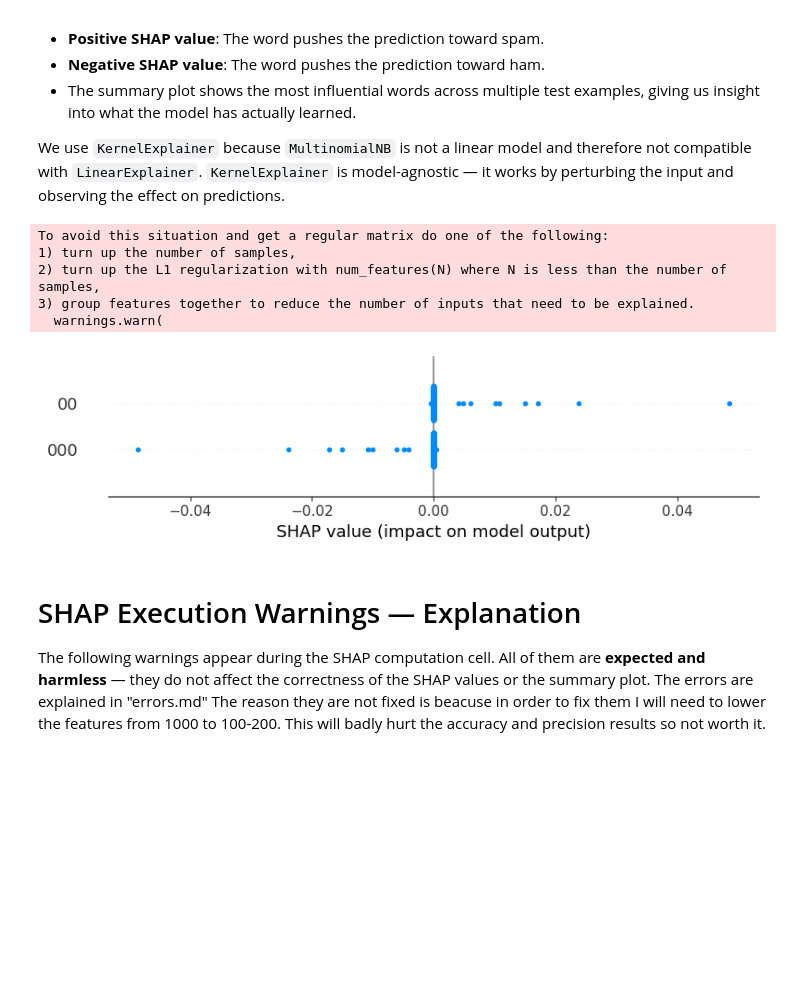
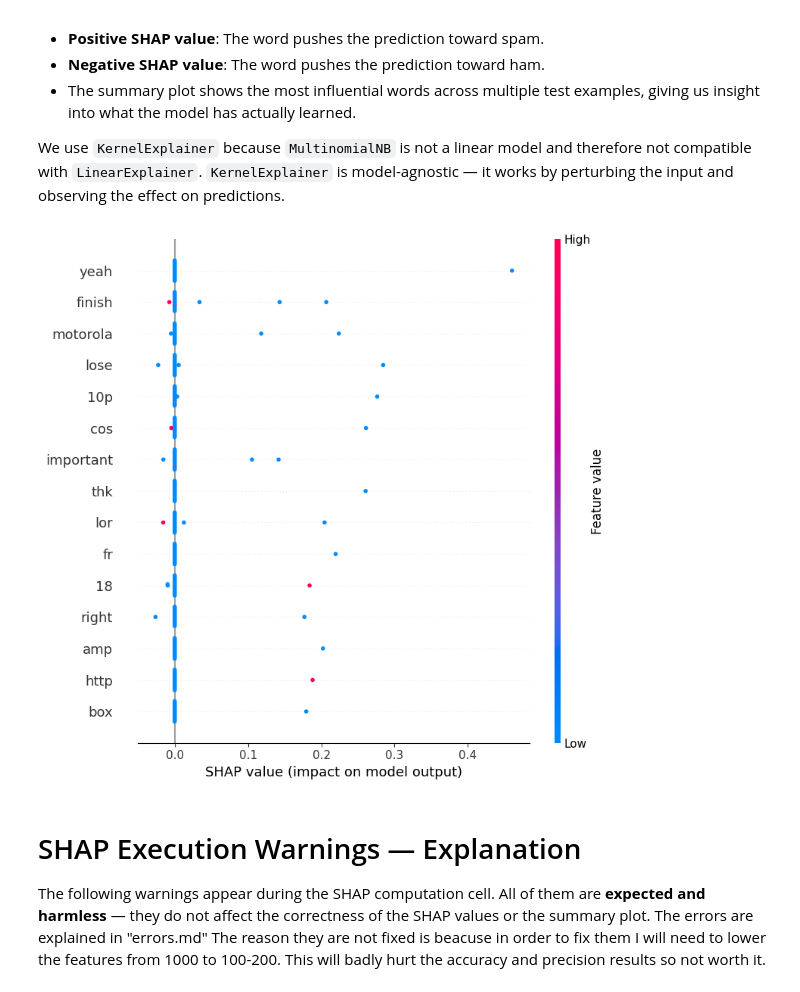
Before and after one commit to shaked6133/HIT-ML, a Jupyter notebook: spam_classification.ipynb, the cells around one changed output. Drawn from its saved outputs; the diff is of its cells as text; code cells hidden in the pictures; blank space fills up the shorter version.

```diff
--- a/spam_classification.ipynb
+++ b/spam_classification.ipynb
@@ -509,31 +509,41 @@ SHAP (SHapley Additive exPlanations) is a technique that explains **why** a mode
 We use `KernelExplainer` because `MultinomialNB` is not a linear model and therefore not compatible with `LinearExplainer`. `KernelExplainer` is model-agnostic — it works by perturbing the input and observing the effect on predictions.
 # %%
 import shap
+import numpy as np
 
 vectorizer = tfidf if best_feat == "TF-IDF" else bow
 
-# KernelExplainer is used because MultinomialNB is not a linear model
-# We use a small sample (50 background, 20 test) because KernelExplainer is computationally expensive
-background  = X_final_train[:50]
-test_sample = X_final_test[:20]
+background_dense = X_final_train[:50].toarray()
 
-explainer   = shap.KernelExplainer(final_clf.model.predict_proba, background)
-shap_values = explainer.shap_values(test_sample, nsamples=100)
+spam_idx  = np.where(test_df['Category'].values == 'spam')[0][:10]
+ham_idx   = np.where(test_df['Category'].values == 'ham')[0][:10]
+mixed_idx = np.concatenate([spam_idx, ham_idx])
+test_sample_dense = X_final_test[mixed_idx].toarray()
 
-# shap_values[1] corresponds to the "spam" class
+explainer   = shap.KernelExplainer(final_clf.model.predict_proba, background_dense)
+shap_values = explainer.shap_values(test_sample_dense, nsamples=100)
+
+# Handle both old format (list) and new format (3D array)
+sv = np.array(shap_values)
+if sv.ndim == 3:
+    # New SHAP format: (n_features, n_samples, n_classes) or (n_samples, n_features, n_classes)
+    # shape is (1000, 20, 2) or (20, 1000, 2) — pick spam class (index 1)
+    if sv.shape[0] == test_sample_dense.shape[1]:
+        sv = sv[:, :, 1].T   # (1000, 20, 2) → transpose → (20, 1000)
+    else:
+        sv = sv[:, :, 1]     # (20, 1000, 2) → (20, 1000)
+elif isinstance(shap_values, list):
+    sv = np.array(shap_values[1])  # Old format: list of 2 arrays
+
 shap.summary_plot(
-    shap_values[1],
+    sv,
+    features=test_sample_dense,
     feature_names=vectorizer.get_feature_names_out(),
     max_display=15,
     show=True
 )
 # %% [output]
-To avoid this situation and get a regular matrix do one of the following:
-1) turn up the number of samples,
-2) turn up the L1 regularization with num_features(N) where N is less than the number of samples,
-3) group features together to reduce the number of inputs that need to be explained.
-  warnings.warn(
-[figure, old version]
+[figure, new version]
 # %% [markdown]
 # SHAP Execution Warnings — Explanation
 
```
Also changed, not shown: parts of 1 cell of this notebook.
